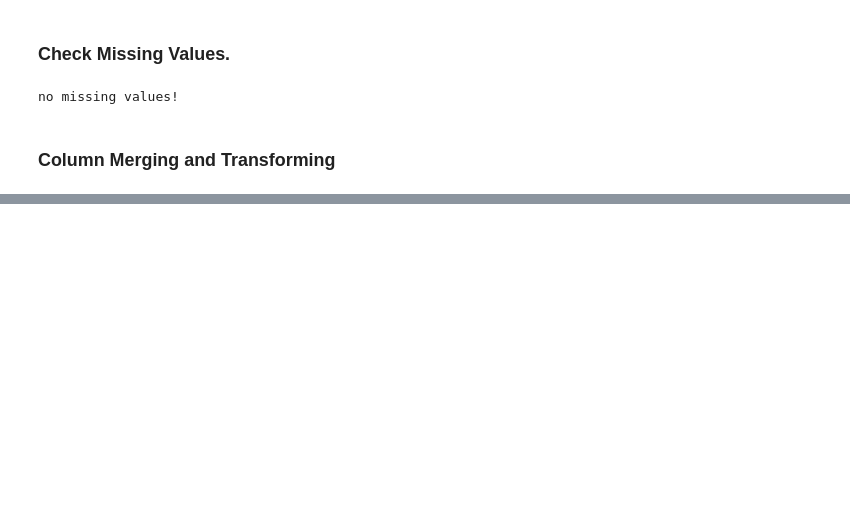
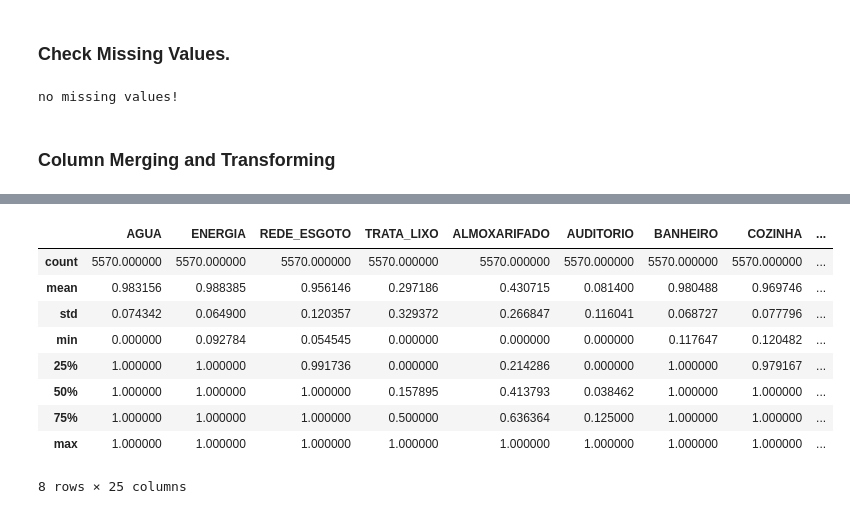
Before and after one commit to ceschini/inep-structure-vs-grades, a Jupyter notebook: inep-preprocess.ipynb, the cells around one changed output, grey strips where cells are left out. Cells and saved outputs as stored; diff of their text form; code cells hidden in the pictures; blank space fills up the shorter version.

Commit message:
preprocessing and grouping by county

```diff
--- a/inep-preprocess.ipynb
+++ b/inep-preprocess.ipynb
@@ -259,0 +268,2 @@ df.to_csv('./data/censo_inep_processado.csv', index=False)
+# %%
+df = df.drop('SG_UF', axis=1).groupby(['CO_MUNICIPIO']).mean()
@@ -259,0 +281,13 @@ df.to_csv('./data/censo_inep_processado.csv', index=False)
+# %%
+df.describe()
+# %% [output]
+|  | AGUA | ENERGIA | REDE_ESGOTO | TRATA_LIXO | ALMOXARIFADO | AUDITORIO | BANHEIRO | COZINHA | ... |
+| count | 5570.000000 | 5570.000000 | 5570.000000 | 5570.000000 | 5570.000000 | 5570.000000 | 5570.000000 | 5570.000000 | ... |
+| mean | 0.983156 | 0.988385 | 0.956146 | 0.297186 | 0.430715 | 0.081400 | 0.980488 | 0.969746 | ... |
+| std | 0.074342 | 0.064900 | 0.120357 | 0.329372 | 0.266847 | 0.116041 | 0.068727 | 0.077796 | ... |
+| min | 0.000000 | 0.092784 | 0.054545 | 0.000000 | 0.000000 | 0.000000 | 0.117647 | 0.120482 | ... |
+| 25% | 1.000000 | 1.000000 | 0.991736 | 0.000000 | 0.214286 | 0.000000 | 1.000000 | 0.979167 | ... |
+| 50% | 1.000000 | 1.000000 | 1.000000 | 0.157895 | 0.413793 | 0.038462 | 1.000000 | 1.000000 | ... |
+| 75% | 1.000000 | 1.000000 | 1.000000 | 0.500000 | 0.636364 | 0.125000 | 1.000000 | 1.000000 | ... |
+| max | 1.000000 | 1.000000 | 1.000000 | 1.000000 | 1.000000 | 1.000000 | 1.000000 | 1.000000 | ... |
+8 rows × 25 columns
```
Also changed, not shown: parts of 17 cells of this notebook, 14 other files.
